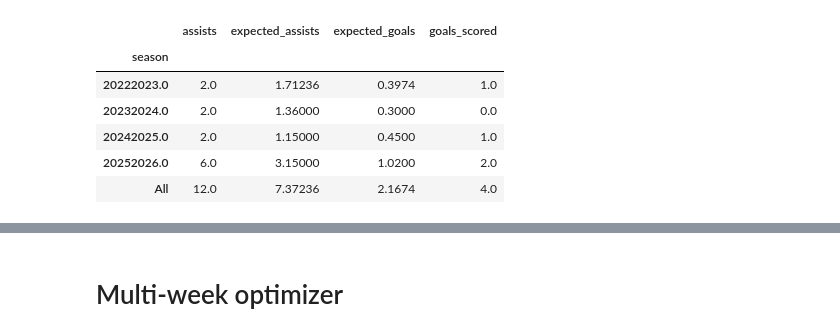
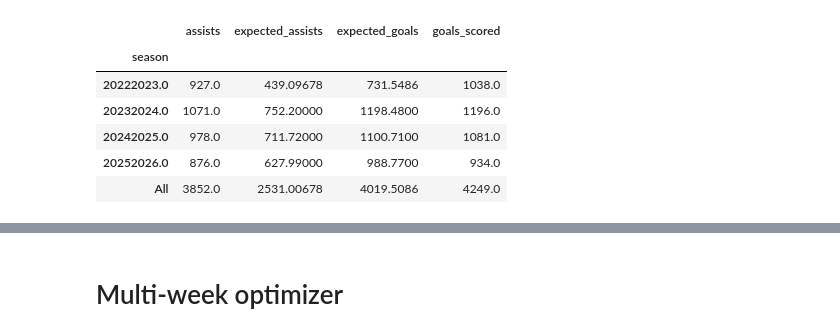
Before and after one commit to chrisimpacts/FPL-Points-Predictor, a Jupyter notebook: TRDL-Team-Analysis.ipynb, the cells around one changed output, grey strips where cells are left out. Cells and saved outputs as stored; diff of their text form; code cells hidden in the pictures.

```diff
--- a/TRDL-Team-Analysis.ipynb
+++ b/TRDL-Team-Analysis.ipynb
@@ -22,21 +22,20 @@ current_season = 20252026
 # %%
 # Reece James goals vs xg in all seasons
 view = db_creator.run_sql(f"""
 SELECT player_name_id, season, event, fixture, goals_scored, expected_goals, expected_assists, assists
                           FROM playergw_transformed
-                          WHERE player_name_id= 'Reece James'
-                            AND expected_goals IS NOT NULL
+                          WHERE expected_goals IS NOT NULL
                           ORDER BY season, event, fixture
 """)
 view.pivot_table(index=['season'], values=['goals_scored', 'expected_goals', 'expected_assists', 'assists'], aggfunc='sum',margins=True,dropna=False)
 # %% [output]
 |  | assists | expected_assists | expected_goals | goals_scored |
 | season |  |  |  |  |
-| 20222023.0 | 2.0 | 1.71236 | 0.3974 | 1.0 |
-| 20232024.0 | 2.0 | 1.36000 | 0.3000 | 0.0 |
-| 20242025.0 | 2.0 | 1.15000 | 0.4500 | 1.0 |
-| 20252026.0 | 6.0 | 3.15000 | 1.0200 | 2.0 |
-| All | 12.0 | 7.37236 | 2.1674 | 4.0 |
+| 20222023.0 | 927.0 | 439.09678 | 731.5486 | 1038.0 |
+| 20232024.0 | 1071.0 | 752.20000 | 1198.4800 | 1196.0 |
+| 20242025.0 | 978.0 | 711.72000 | 1100.7100 | 1081.0 |
+| 20252026.0 | 876.0 | 627.99000 | 988.7700 | 934.0 |
+| All | 3852.0 | 2531.00678 | 4019.5086 | 4249.0 |
 # %%
 print(f"Team Selection - GW {picks_current_gameweek+1}")
 ## latest_my_team and in_my_team differ because the former adjusts to freehits by setting the latest team to the previous gw
```
Also changed, not shown: parts of 11 cells of this notebook, 4 other files.
